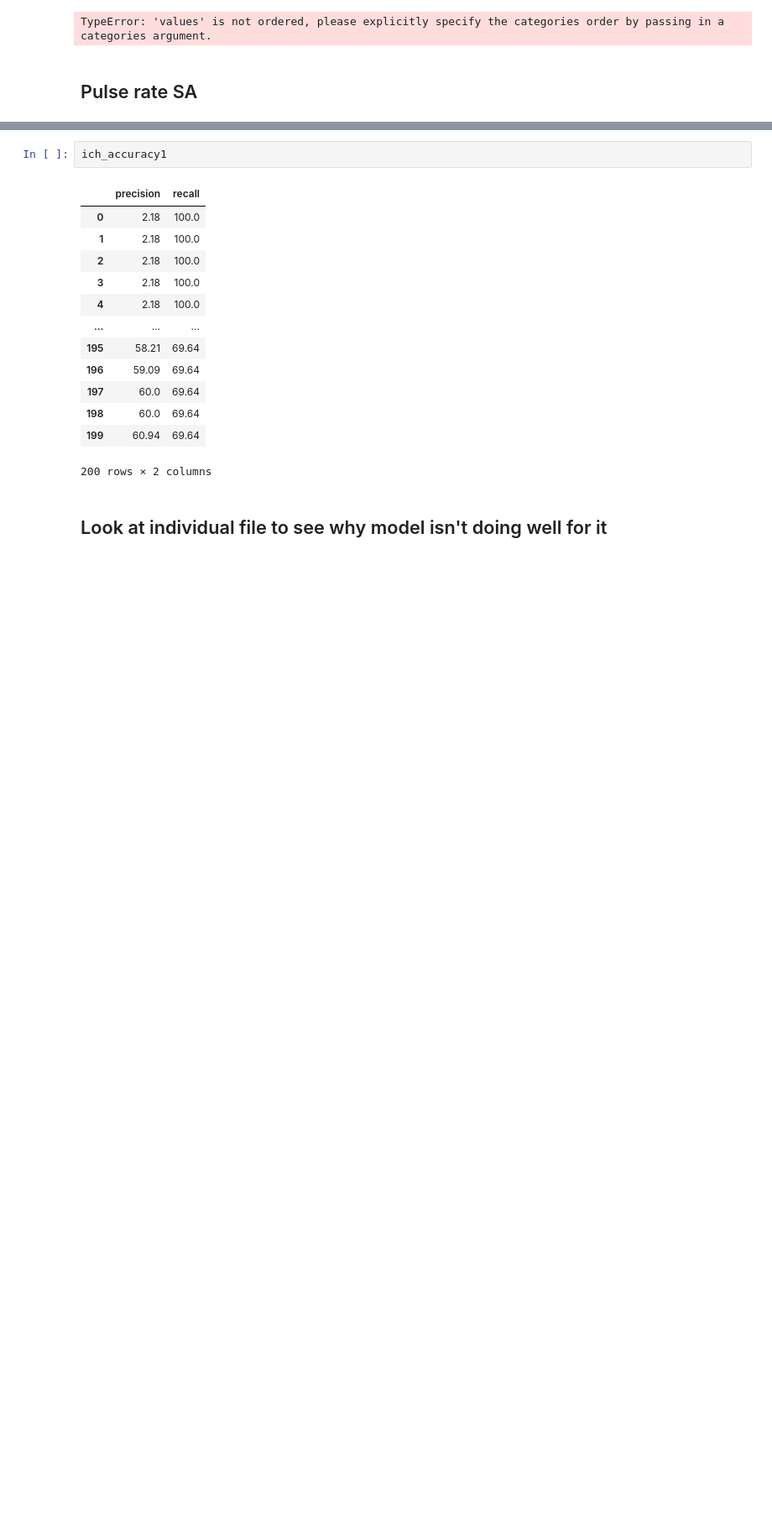
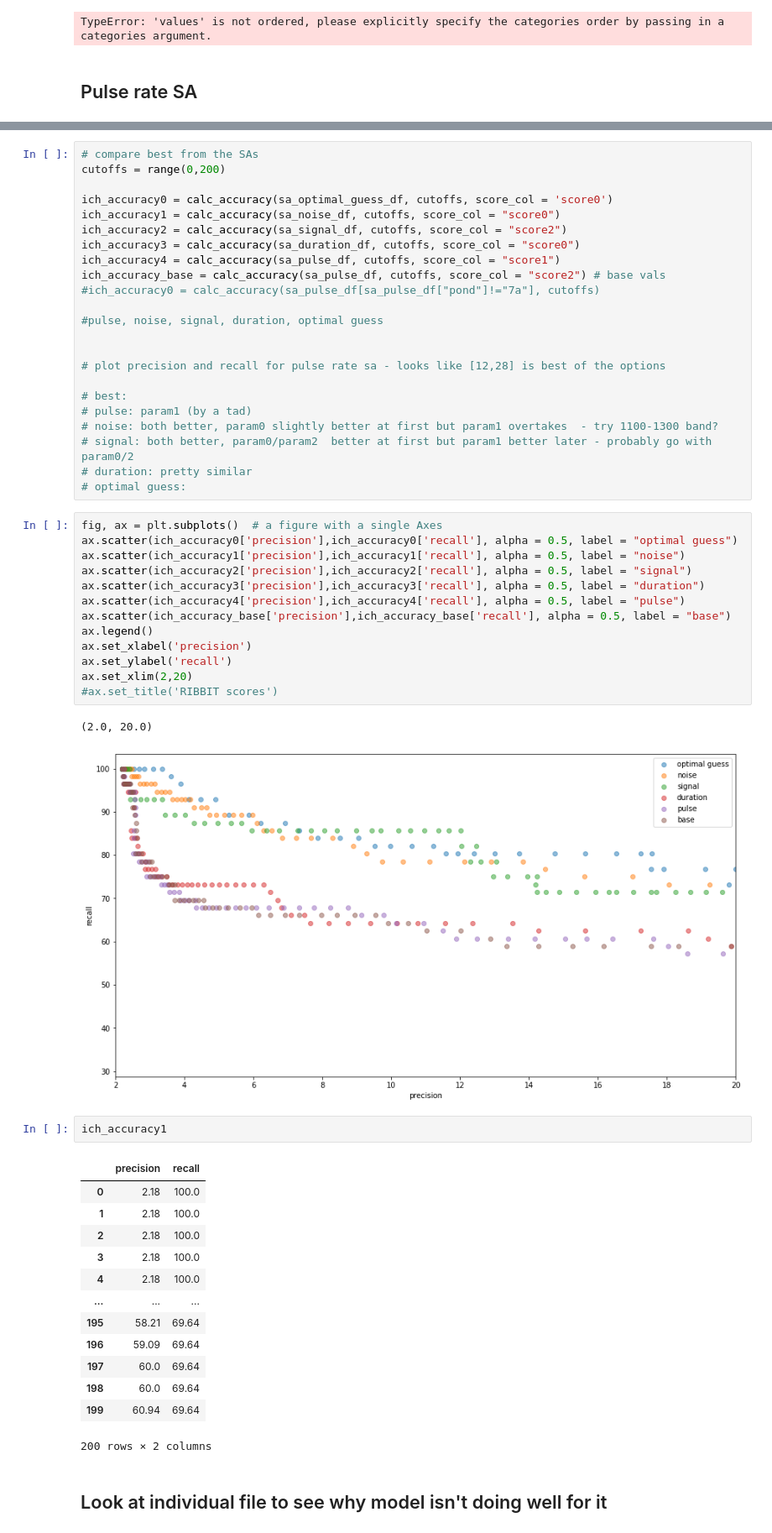
Before and after one commit to mayalapp/ga-frog-id, a Jupyter notebook: python-ribbit/data_cleaning.ipynb, the cells around one changed output, grey strips where cells are left out. Shown at 84% size. Saved outputs shown, nothing was run; the diff lists cells and outputs as text; blank space fills up the shorter version.

```diff
--- a/python-ribbit/data_cleaning.ipynb
+++ b/python-ribbit/data_cleaning.ipynb
@@ -250,3 +250,42 @@ Text(0, 0.5, 'recall')
+# %%
+# compare best from the SAs
+cutoffs = range(0,200)
+
+ich_accuracy0 = calc_accuracy(sa_optimal_guess_df, cutoffs, score_col = 'score0')
+ich_accuracy1 = calc_accuracy(sa_noise_df, cutoffs, score_col = "score0")
+ich_accuracy2 = calc_accuracy(sa_signal_df, cutoffs, score_col = "score2")
+ich_accuracy3 = calc_accuracy(sa_duration_df, cutoffs, score_col = "score0")
+ich_accuracy4 = calc_accuracy(sa_pulse_df, cutoffs, score_col = "score1")
+ich_accuracy_base = calc_accuracy(sa_pulse_df, cutoffs, score_col = "score2") # base vals
+#ich_accuracy0 = calc_accuracy(sa_pulse_df[sa_pulse_df["pond"]!="7a"], cutoffs)
+
+#pulse, noise, signal, duration, optimal guess
+
+
+# plot precision and recall for pulse rate sa - looks like [12,28] is best of the options
+
+# best:
+# pulse: param1 (by a tad)
+# noise: both better, param0 slightly better at first but param1 overtakes  - try 1100-1300 band?
+# signal: both better, param0/param2  better at first but param1 better later - probably go with param0/2
+# duration: pretty similar
+# optimal guess:
+# %%
+fig, ax = plt.subplots()  # a figure with a single Axes
+ax.scatter(ich_accuracy0['precision'],ich_accuracy0['recall'], alpha = 0.5, label = "optimal guess")
+ax.scatter(ich_accuracy1['precision'],ich_accuracy1['recall'], alpha = 0.5, label = "noise")
+ax.scatter(ich_accuracy2['precision'],ich_accuracy2['recall'], alpha = 0.5, label = "signal")
+ax.scatter(ich_accuracy3['precision'],ich_accuracy3['recall'], alpha = 0.5, label = "duration")
+ax.scatter(ich_accuracy4['precision'],ich_accuracy4['recall'], alpha = 0.5, label = "pulse")
+ax.scatter(ich_accuracy_base['precision'],ich_accuracy_base['recall'], alpha = 0.5, label = "base")
+ax.legend()
+ax.set_xlabel('precision')
+ax.set_ylabel('recall')
+ax.set_xlim(2,20)
+#ax.set_title('RIBBIT scores')
+# %% [output]
+(2.0, 20.0)
+[figure, added]
 # %%
 ich_accuracy1
 # %% [output]
```
Also changed, not shown: parts of 4 cells of this notebook, 6 other files.
